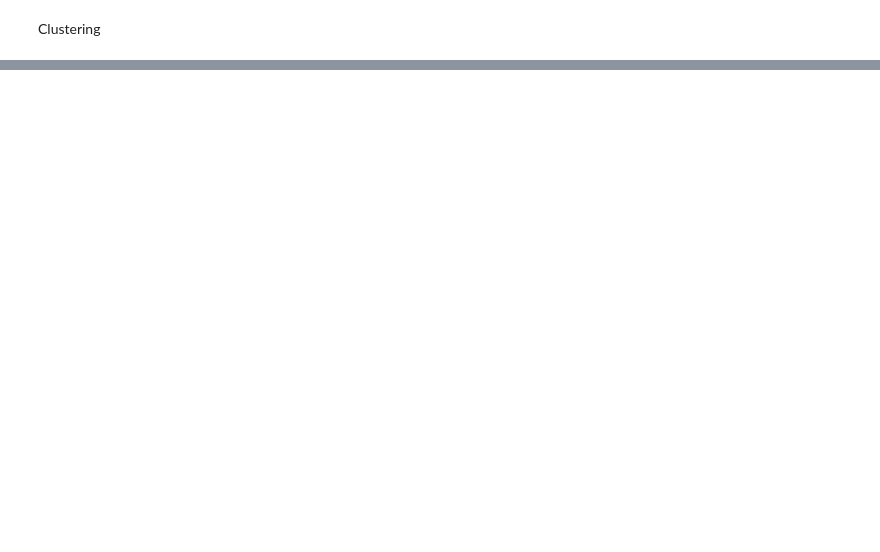
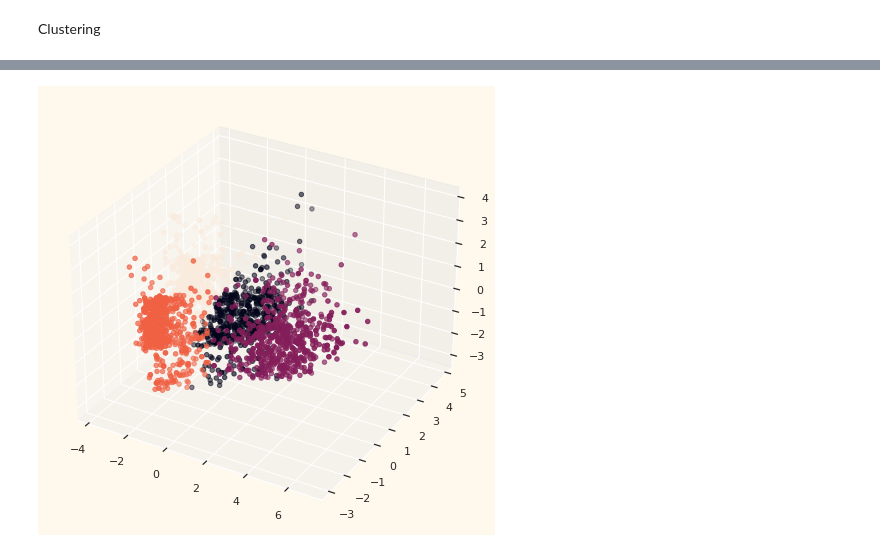
Before and after one commit to nicolaronchini/Clustering, a Jupyter notebook: clustering.ipynb, the cells around one changed output, grey strips where cells are left out. Cells and saved outputs as stored; diff of their text form; code cells hidden in the pictures; blank space fills up the shorter version.

```diff
--- a/clustering.ipynb
+++ b/clustering.ipynb
@@ -515,0 +781,10 @@ Elbow Method to determine the number of clusters to be formed:
+# %%
+kmeans = KMeans(n_clusters=4)
+kmeans.fit(PCA_ds)
+
+fig = plt.figure(figsize=(10,8))
+ax = fig.add_subplot(111, projection="3d")
+ax.scatter(x,y,z,c=kmeans.labels_)
+plt.show()
+# %% [output]
+[figure, added]
```
Also changed, not shown: parts of 32 cells of this notebook.
